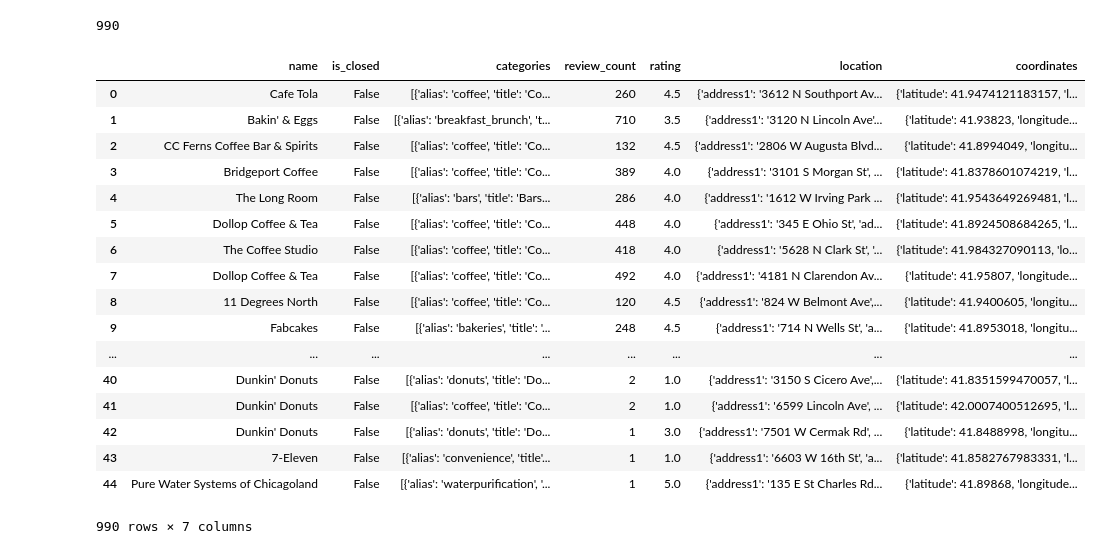
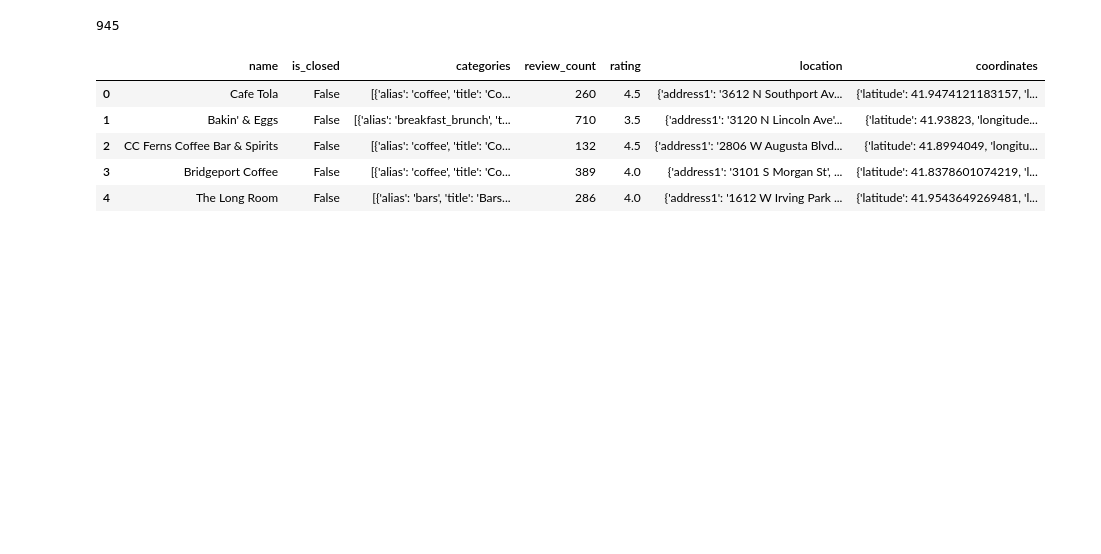
Before and after one commit to prathyushachalla/FindMyCoffeewithGIS, a Jupyter notebook: Xuan_testing-Copy1_KB.ipynb, the cells around one changed output. Drawn from its saved outputs; the diff is of its cells as text; code cells hidden in the pictures; blank space fills up the shorter version.

```diff
--- a/Xuan_testing-Copy1_KB.ipynb
+++ b/Xuan_testing-Copy1_KB.ipynb
@@ -49,7 +49,7 @@ if __name__ == "__main__":
 # parsing the JSON.
             else:
                 df2 = pd.DataFrame.from_dict(output_json['businesses'])
-                business_data = df_first.append(df2)
+                business_data = business_data.append(df2)
 # The conditional statement above is so that I can append my results into a single dataframe, to
 # save into a single csv document.
         except AttributeError:
@@ -57,31 +57,19 @@ if __name__ == "__main__":
 
 len(business_data['alias'])
 # %% [output]
-990
+945
 # %%
 #Pick up the columns we care
 good_coffee_df = pd.DataFrame(business_data)
 good_coffee_df = good_coffee_df[["name","is_closed","categories","review_count","rating","location", "coordinates"]]
-good_coffee_df
+good_coffee_df.head()
 # %% [output]
 |  | name | is_closed | categories | review_count | rating | location | coordinates |
 | 0 | Cafe Tola | False | [{'alias': 'coffee', 'title': 'Co... | 260 | 4.5 | {'address1': '3612 N Southport Av... | {'latitude': 41.9474121183157, 'l... |
 | 1 | Bakin' & Eggs | False | [{'alias': 'breakfast_brunch', 't... | 710 | 3.5 | {'address1': '3120 N Lincoln Ave'... | {'latitude': 41.93823, 'longitude... |
 | 2 | CC Ferns Coffee Bar & Spirits | False | [{'alias': 'coffee', 'title': 'Co... | 132 | 4.5 | {'address1': '2806 W Augusta Blvd... | {'latitude': 41.8994049, 'longitu... |
 | 3 | Bridgeport Coffee | False | [{'alias': 'coffee', 'title': 'Co... | 389 | 4.0 | {'address1': '3101 S Morgan St', ... | {'latitude': 41.8378601074219, 'l... |
 | 4 | The Long Room | False | [{'alias': 'bars', 'title': 'Bars... | 286 | 4.0 | {'address1': '1612 W Irving Park ... | {'latitude': 41.9543649269481, 'l... |
-| 5 | Dollop Coffee & Tea | False | [{'alias': 'coffee', 'title': 'Co... | 448 | 4.0 | {'address1': '345 E Ohio St', 'ad... | {'latitude': 41.8924508684265, 'l... |
-| 6 | The Coffee Studio | False | [{'alias': 'coffee', 'title': 'Co... | 418 | 4.0 | {'address1': '5628 N Clark St', '... | {'latitude': 41.984327090113, 'lo... |
-| 7 | Dollop Coffee & Tea | False | [{'alias': 'coffee', 'title': 'Co... | 492 | 4.0 | {'address1': '4181 N Clarendon Av... | {'latitude': 41.95807, 'longitude... |
-| 8 | 11 Degrees North | False | [{'alias': 'coffee', 'title': 'Co... | 120 | 4.5 | {'address1': '824 W Belmont Ave',... | {'latitude': 41.9400605, 'longitu... |
-| 9 | Fabcakes | False | [{'alias': 'bakeries', 'title': '... | 248 | 4.5 | {'address1': '714 N Wells St', 'a... | {'latitude': 41.8953018, 'longitu... |
-| ... | ... | ... | ... | ... | ... | ... | ... |
-| 40 | Dunkin' Donuts | False | [{'alias': 'donuts', 'title': 'Do... | 2 | 1.0 | {'address1': '3150 S Cicero Ave',... | {'latitude': 41.8351599470057, 'l... |
-| 41 | Dunkin' Donuts | False | [{'alias': 'coffee', 'title': 'Co... | 2 | 1.0 | {'address1': '6599 Lincoln Ave', ... | {'latitude': 42.0007400512695, 'l... |
-| 42 | Dunkin' Donuts | False | [{'alias': 'donuts', 'title': 'Do... | 1 | 3.0 | {'address1': '7501 W Cermak Rd', ... | {'latitude': 41.8488998, 'longitu... |
-| 43 | 7-Eleven | False | [{'alias': 'convenience', 'title'... | 1 | 1.0 | {'address1': '6603 W 16th St', 'a... | {'latitude': 41.8582767983331, 'l... |
-| 44 | Pure Water Systems of Chicagoland | False | [{'alias': 'waterpurification', '... | 1 | 5.0 | {'address1': '135 E St Charles Rd... | {'latitude': 41.89868, 'longitude... |
-990 rows × 7 columns
 # %%
 ### Heatmap for coffee shop with good rate ###
 coffee_shop_heatmap = good_coffee_df.loc[( good_coffee_df["rating"] >= 3.5)]
```
Also changed, not shown: parts of 23 cells of this notebook.
